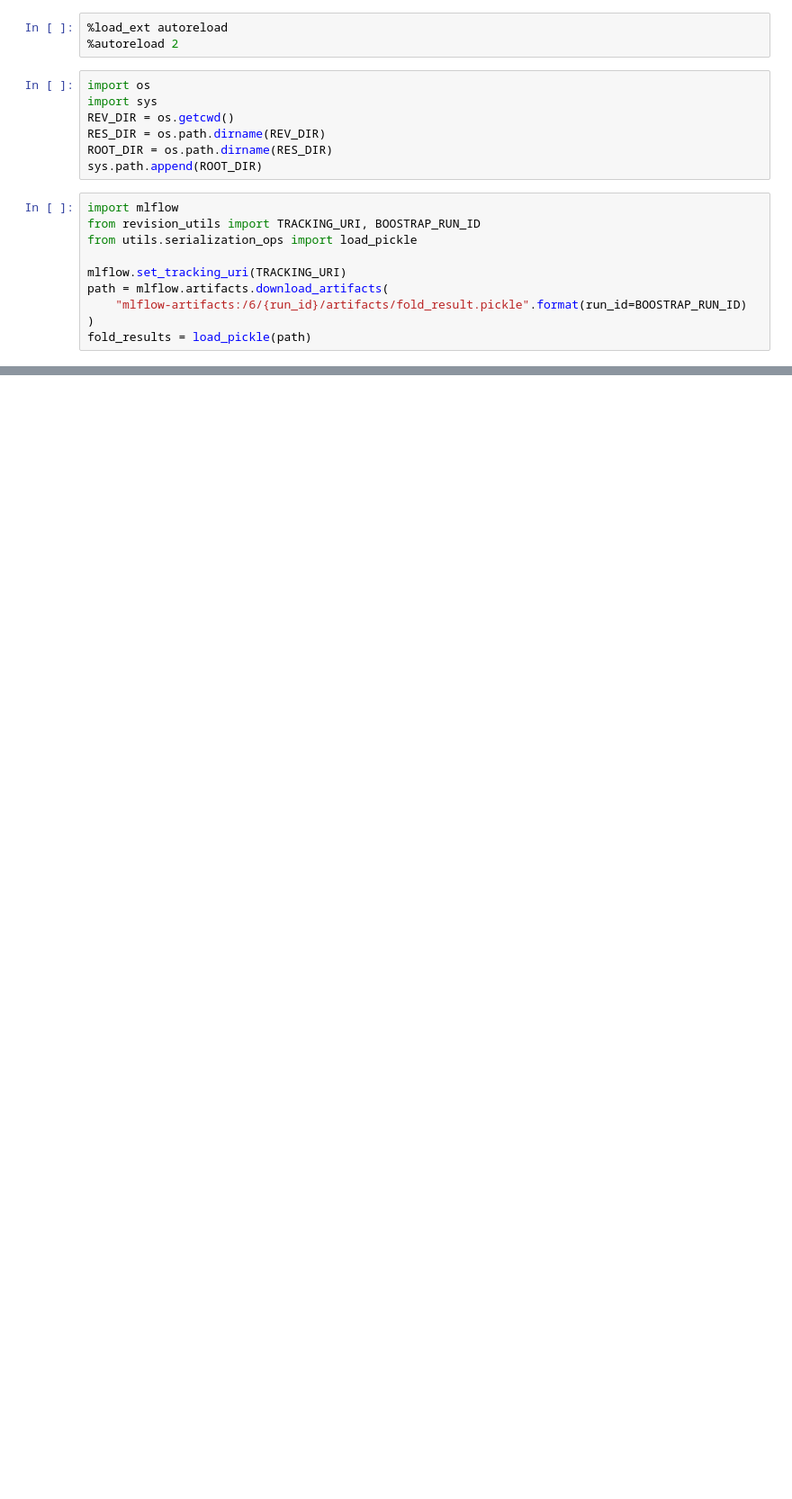
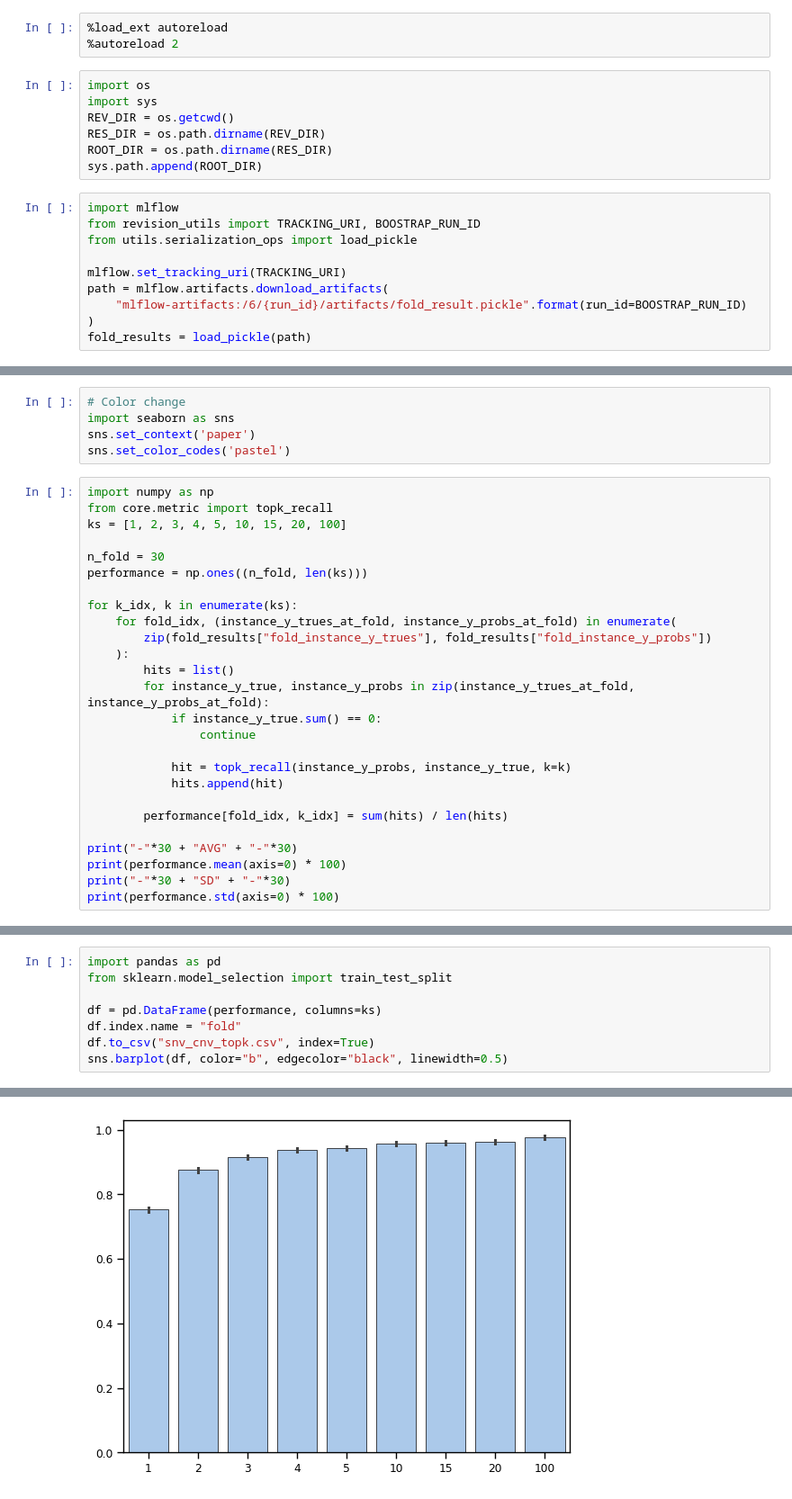
Before and after one commit to 4pygmalion/ASC3, a Jupyter notebook: results/revision/1_4_train_boostrapping_figure.ipynb, the cells around one changed output, grey strips where cells are left out. Shown at 90% size. Cells and saved outputs as stored; diff of their text form; blank space fills up the shorter version.

```diff
--- a/results/revision/1_4_train_boostrapping_figure.ipynb
+++ b/results/revision/1_4_train_boostrapping_figure.ipynb
@@ -28,0 +29,31 @@ plot_cv_auroc_ci(fold_y_trues, fold_y_probs)
+# %%
+# Color change
+import seaborn as sns
+sns.set_context('paper')
+sns.set_color_codes('pastel')
+# %%
+import numpy as np
+from core.metric import topk_recall
+ks = [1, 2, 3, 4, 5, 10, 15, 20, 100]
+
+n_fold = 30
+performance = np.ones((n_fold, len(ks)))
+
+for k_idx, k in enumerate(ks):
+    for fold_idx, (instance_y_trues_at_fold, instance_y_probs_at_fold) in enumerate(
+        zip(fold_results["fold_instance_y_trues"], fold_results["fold_instance_y_probs"])
+    ):
+        hits = list()
+        for instance_y_true, instance_y_probs in zip(instance_y_trues_at_fold, instance_y_probs_at_fold):
+            if instance_y_true.sum() == 0:
+                continue
+
+            hit = topk_recall(instance_y_probs, instance_y_true, k=k)
+            hits.append(hit)
+
+        performance[fold_idx, k_idx] = sum(hits) / len(hits)
+
+print("-"*30 + "AVG" + "-"*30)
+print(performance.mean(axis=0) * 100)
+print("-"*30 + "SD" + "-"*30)
+print(performance.std(axis=0) * 100)
@@ -28,0 +67,9 @@ plot_cv_auroc_ci(fold_y_trues, fold_y_probs)
+# %%
+import pandas as pd
+from sklearn.model_selection import train_test_split
+
+df = pd.DataFrame(performance, columns=ks)
+df.index.name = "fold"
+df.to_csv("snv_cnv_topk.csv", index=True)
+sns.barplot(df, color="b", edgecolor="black", linewidth=0.5)
+# %% [output]
@@ -28,0 +77 @@ plot_cv_auroc_ci(fold_y_trues, fold_y_probs)
+[figure, added]
```
Also changed, not shown: parts of 5 cells of this notebook.
